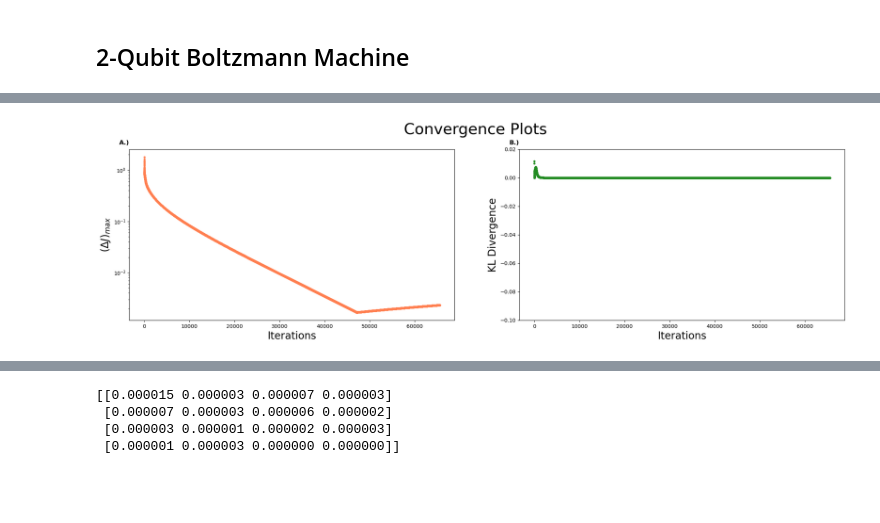
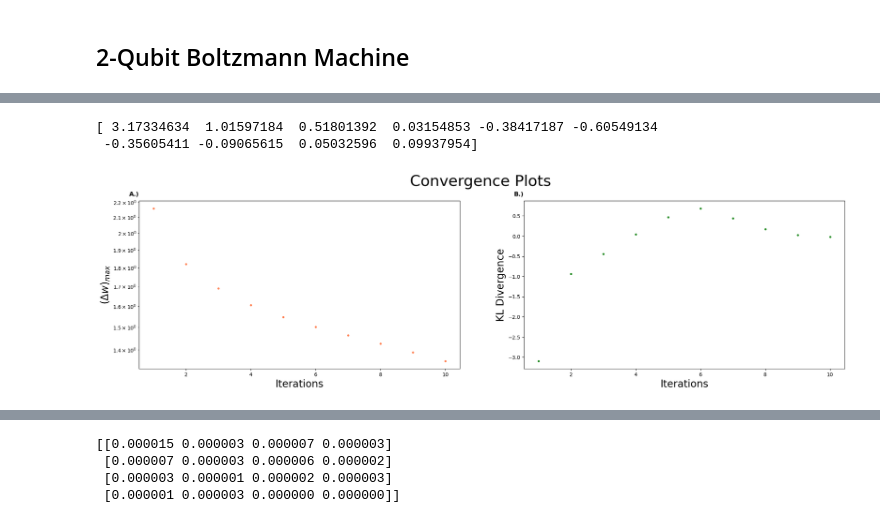
Before and after one commit to Victor-Alessandro/QBM-code, a Jupyter notebook: 2 Qubit QBM.ipynb, the cells around one changed output, grey strips where cells are left out. Drawn from its saved outputs; the diff is of its cells as text; code cells hidden in the pictures; blank space fills up the shorter version.

```diff
--- a/2 Qubit QBM.ipynb
+++ b/2 Qubit QBM.ipynb
@@ -130,14 +167,13 @@ def plot(it, KL, Wmax, title='Convergence Plots', size=10):
     its= np.arange(1,it+1,1)
 
     ax1 = fig.add_subplot(1, 2, 1)
-    plot_scatter(ax1, its, Wmax[:it], "Iterations", r"$ (\Delta J)_{max}$", "Coral", size)
+    plot_scatter(ax1, its, Wmax[:it], "Iterations", r"$ (\Delta w)_{max}$", "Coral", size)
     ax1.text(0, 1.0, 'A.)', transform=ax1.transAxes + trans, fontsize='large',fontweight ='bold', va='bottom', fontfamily='sans-serif')
 
     ax2 = fig.add_subplot(1, 2, 2)
     ax2.scatter(its, KL[:it], s=size, marker='o', color="ForestGreen")
     ax2.set_xlabel("Iterations", fontsize=20)
     ax2.set_ylabel("KL Divergence", fontsize=20)
-    ax2.set_ylim([-0.1,0.02])
     ax2.text(0, 1.0, 'B.)', transform=ax2.transAxes + trans, fontsize='large',fontweight ='bold', va='bottom', fontfamily='sans-serif')
 # %%
 @njit
@@ -185,13 +230,17 @@ def learn_w(interactions, lr, maxiter, tol, rho_seed, eta_seed):
 # %%
 #learning parameters
-lr       = 1.2      #  learning rate
-maxiter  = 2**16    #  iterations
+lr       = 0.4      #  learning rate
+maxiter  = 10    #  iterations
 tol      = 1e-10    #  tolerance
+random_seed = 555
 
 interactions     = generate_interaction_matrices()     #  generate interaction matrices
+w_eta = generate_random_parameter_matrix(random_seed)
 # %%
-J, J_eta, KL, Wmax, it = learn_w(interactions, lr, maxiter, tol, rho_seed, eta_seed)
-plot(it, KL, Wmax, title='Convergence Plots', size=10)
-plt.savefig('Figures/2 Qubit QBM/convergence', bbox_inches='tight')
+w, rho, lk, kl, Wmax, it = quantum_boltzmann_machine(interactions, lr, maxiter, tol, random_seed, w_eta=w_eta, eta=None)
+plot(it, lk, Wmax, title='Convergence Plots', size=10)
+print(kl)
 # %% [output]
+[ 3.17334634  1.01597184  0.51801392  0.03154853 -0.38417187 -0.60549134
+ -0.35605411 -0.09065615  0.05032596  0.09937954]
-[figure, old version]
+[figure, new version]
```
Also changed, not shown: parts of 5 cells of this notebook, 1 other file.
